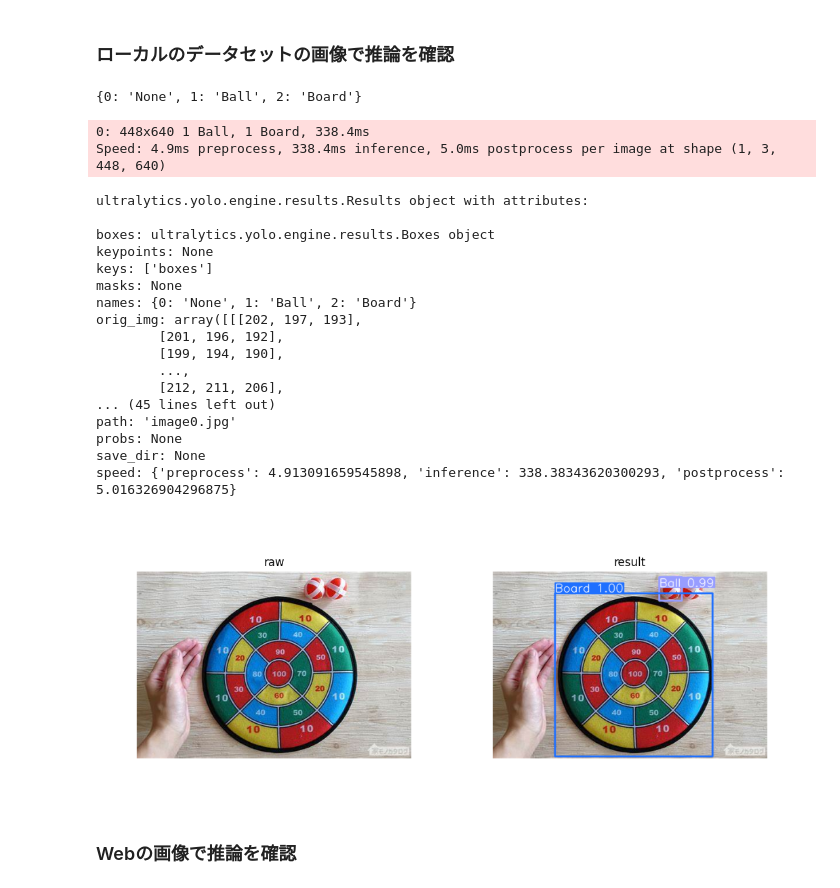
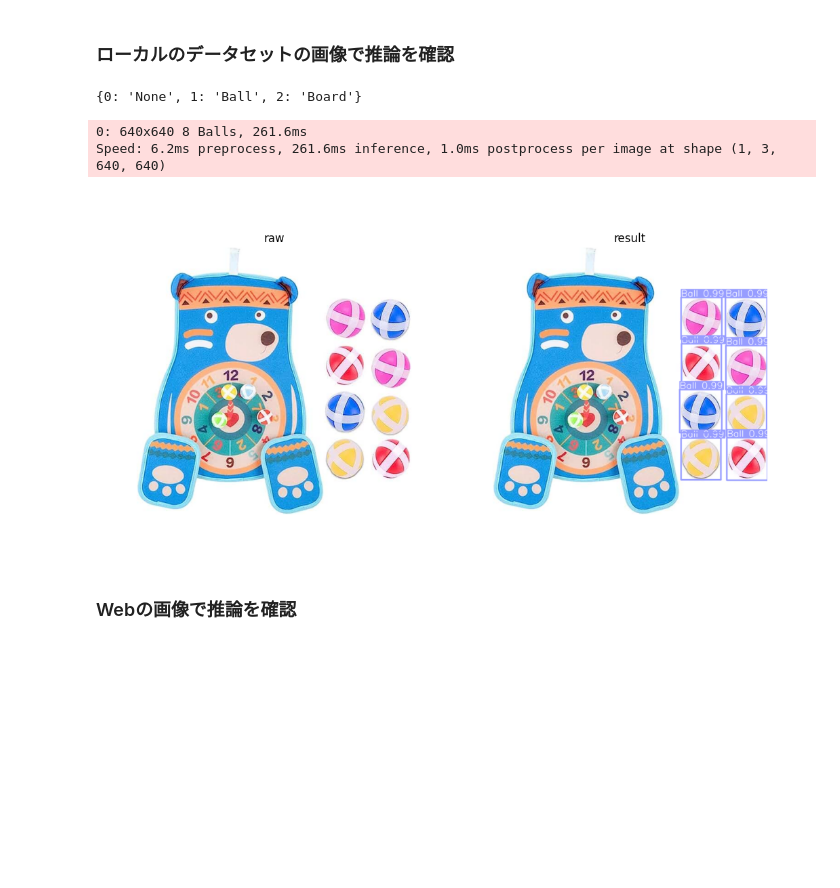
Before and after one commit to hrhrkeee/2023_sentan_B, a Jupyter notebook: 20230713_yolov8_train/04_YOLOv8のモデルを確認.ipynb, the cells around one changed output. Saved outputs shown, nothing was run; the diff lists cells and outputs as text; code cells hidden in the pictures; blank space fills up the shorter version.

```diff
--- a/20230713_yolov8_train/04_YOLOv8のモデルを確認.ipynb
+++ b/20230713_yolov8_train/04_YOLOv8のモデルを確認.ipynb
@@ -35,48 +35,45 @@ model = YOLO(f"./output/yolov8/20230713-1353_yolov8n_sentan-B_ball_detection_yol
 # %%
 imgs = {}
 
 img_dir = Path("./dataset/sentan-B_ball_detection_yolo/train/images")
 sample_imgPath = random.choice(list(img_dir.glob("*.jpg")))
 imgs["raw"] = cv2.imread(str(sample_imgPath))[:,:,::-1]
 
 print(model.names)
 
 result = model(
                 source    = imgs["raw"],
                 conf      = 0.4,
                 iou       = 0.001,
                 save      = False,
                 max_det   = 300,
                 augment   = True,
                 classes   = None, # [1, 2, 3],
             )
 
-print(result[0]["boxes"])
+boxes = result[0].boxes.data.tolist()
+flag = False
+for b in boxes:
+    if int(b[5]) == 2:
+        print(b)
+        print("bo-do")
+
+        flag = True
+        break
+
+if flag:
+    for b in boxes:
+        if int(b[5]) == 1:
+            print("ball")
+
 imgs["result"] = result[0].plot()
 
 utils.show_imgs(imgs, dpi=600, font_scale=0.2)
 # %% [output]
 {0: 'None', 1: 'Ball', 2: 'Board'}
-0: 448x640 1 Ball, 1 Board, 338.4ms
-Speed: 4.9ms preprocess, 338.4ms inference, 5.0ms postprocess per image at shape (1, 3, 448, 640)
+0: 640x640 8 Balls, 261.6ms
+Speed: 6.2ms preprocess, 261.6ms inference, 1.0ms postprocess per image at shape (1, 3, 640, 640)
-ultralytics.yolo.engine.results.Results object with attributes:
-
-boxes: ultralytics.yolo.engine.results.Boxes object
-keypoints: None
-keys: ['boxes']
-masks: None
-names: {0: 'None', 1: 'Ball', 2: 'Board'}
-orig_img: array([[[202, 197, 193],
-        [201, 196, 192],
-        [199, 194, 190],
-        ...,
-        [212, 211, 206],
-... (45 lines left out)
-path: 'image0.jpg'
-probs: None
-save_dir: None
-speed: {'preprocess': 4.913091659545898, 'inference': 338.38343620300293, 'postprocess': 5.016326904296875}
-[figure, old version]
+[figure, new version]
 # %% [markdown]
 ### Webの画像で推論を確認
 # %%
```
Also changed, not shown: 1 other file.
